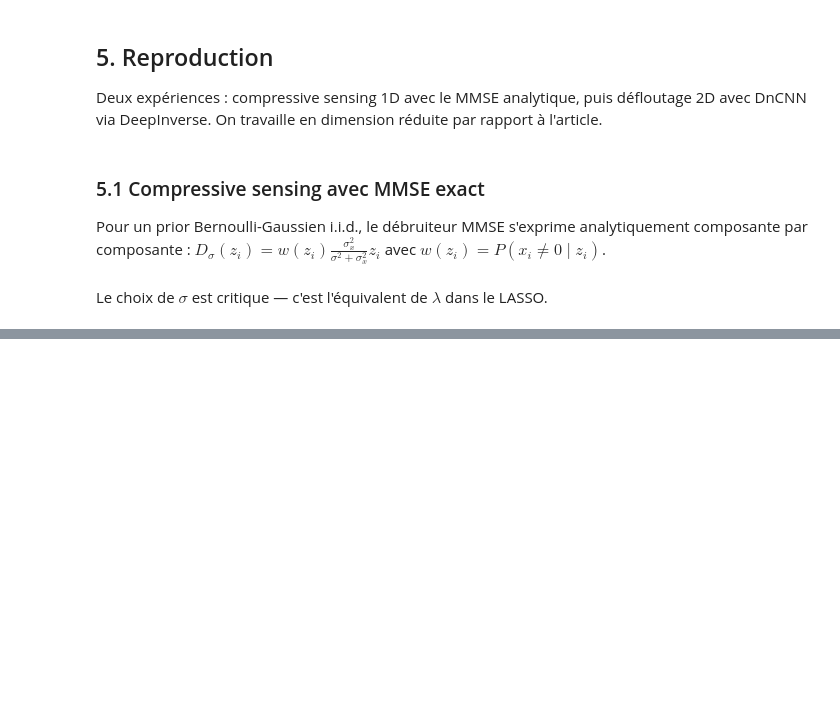
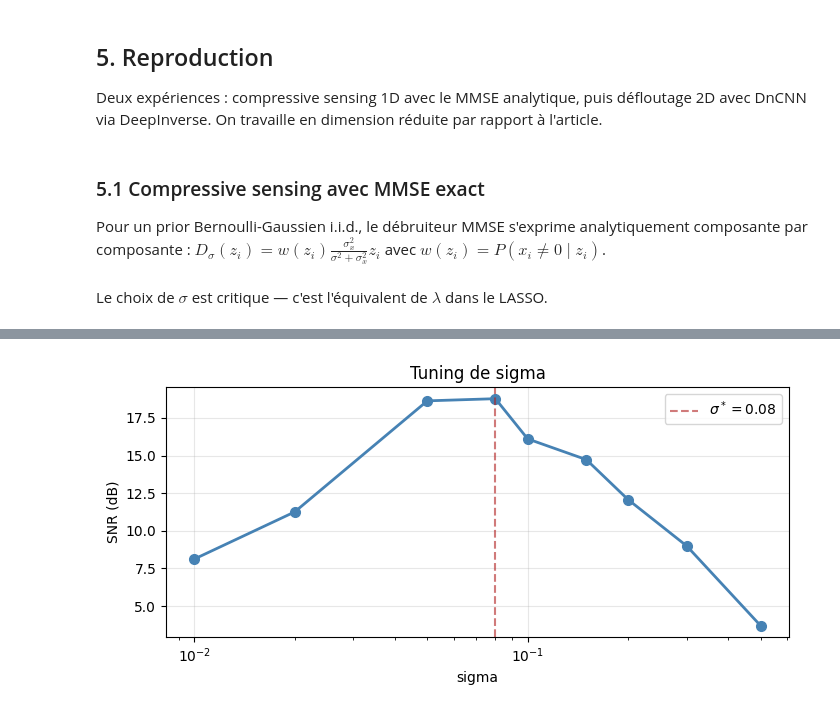
Before and after one commit to kwija/pnp-mmse-provable-convergence, a Jupyter notebook: pnp_ista_mmse_convergence.ipynb, the cells around one changed output, grey strips where cells are left out. Cells and saved outputs as stored; diff of their text form; code cells hidden in the pictures; blank space fills up the shorter version.

Commit message:
correction sigma, grille de recherche

```diff
--- a/pnp_ista_mmse_convergence.ipynb
+++ b/pnp_ista_mmse_convergence.ipynb
@@ -141,10 +141,17 @@ y0 = H0 @ x0 + np.random.randn(m) * sig_e
 L0 = np.linalg.norm(H0, ord=2)**2
 gam0 = 0.99 / L0
 
-# d'apres l'article, sigma doit correspondre au niveau de bruit
-sig_den = sig_e
-den = lambda z: mmse_bg(z, sig_den, alpha, sig_x)
-_, sn, _ = pnp_ista(y0, H0, den, gam0, x0, niter)
-print(f'sigma = {sig_den:.4f}')
-print(f'SNR final = {sn[-1]:.1f} dB')
+# sigma = sig_e marchait pas du tout
+# en fait sigma du debruiteur != sigma du bruit d'observation
+sigmas_test = [0.01, 0.02, 0.05, 0.08, 0.1, 0.15, 0.2, 0.3, 0.5]
+res_sig = []
+
+for s in sigmas_test:
+    den = lambda z, ss=s: mmse_bg(z, ss, alpha, sig_x)
+    _, sn, _ = pnp_ista(y0, H0, den, gam0, x0, niter)
+    res_sig.append(sn[-1])
+    print(f'  sigma={s:.3f}  =>  SNR = {sn[-1]:.1f} dB')
+
+best_sig = sigmas_test[np.argmax(res_sig)]
+print(f'\n=> sigma optimal : {best_sig}')
 # %% [output]
@@ -152,0 +169,14 @@ SNR final = 16.3 dB
+# %%
+fig, ax = plt.subplots(figsize=(7, 3.5))
+ax.semilogx(sigmas_test, res_sig, 'o-', color='steelblue', lw=2, ms=7)
+ax.axvline(best_sig, color='firebrick', ls='--', alpha=0.6,
+           label=f'$\\sigma^*={best_sig}$')
+ax.set_xlabel('sigma')
+ax.set_ylabel('SNR (dB)')
+ax.set_title('Tuning de sigma')
+ax.legend()
+ax.grid(True, alpha=0.3)
+fig.tight_layout()
+plt.show()
+# %% [output]
+[figure, added]
```
Also changed, not shown: parts of 1 cell of this notebook.
